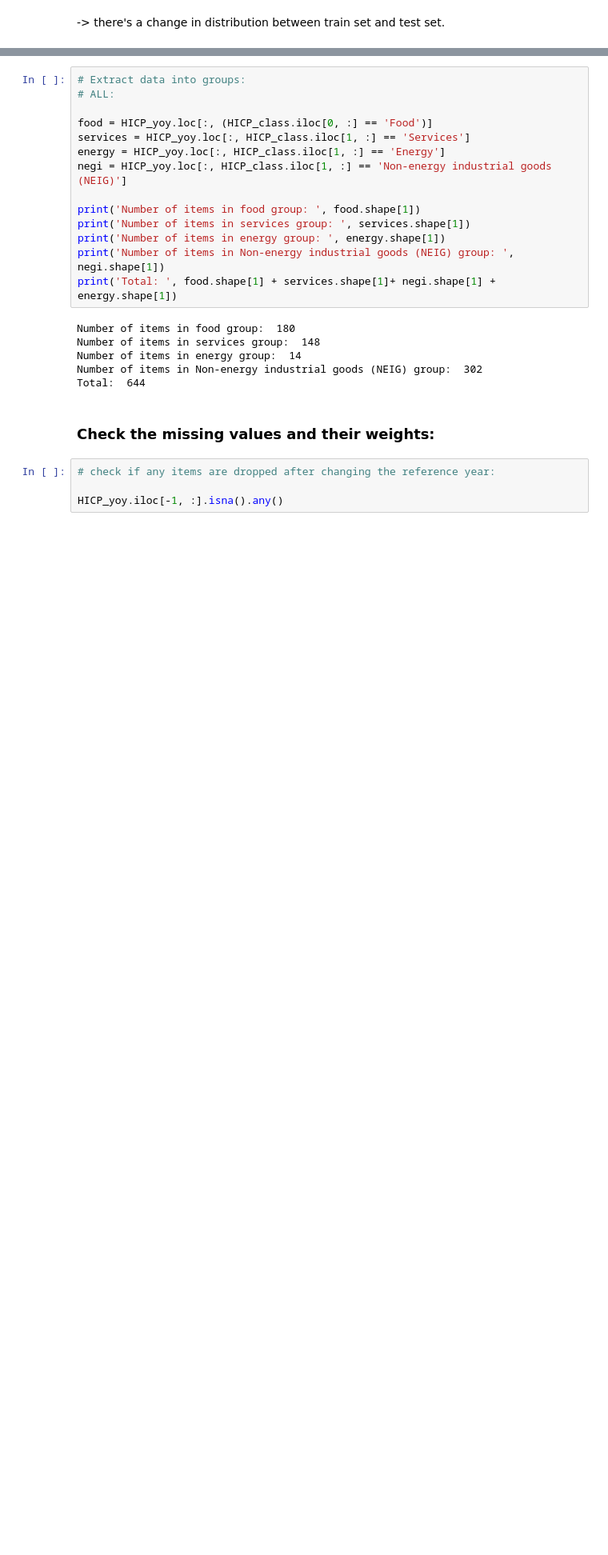
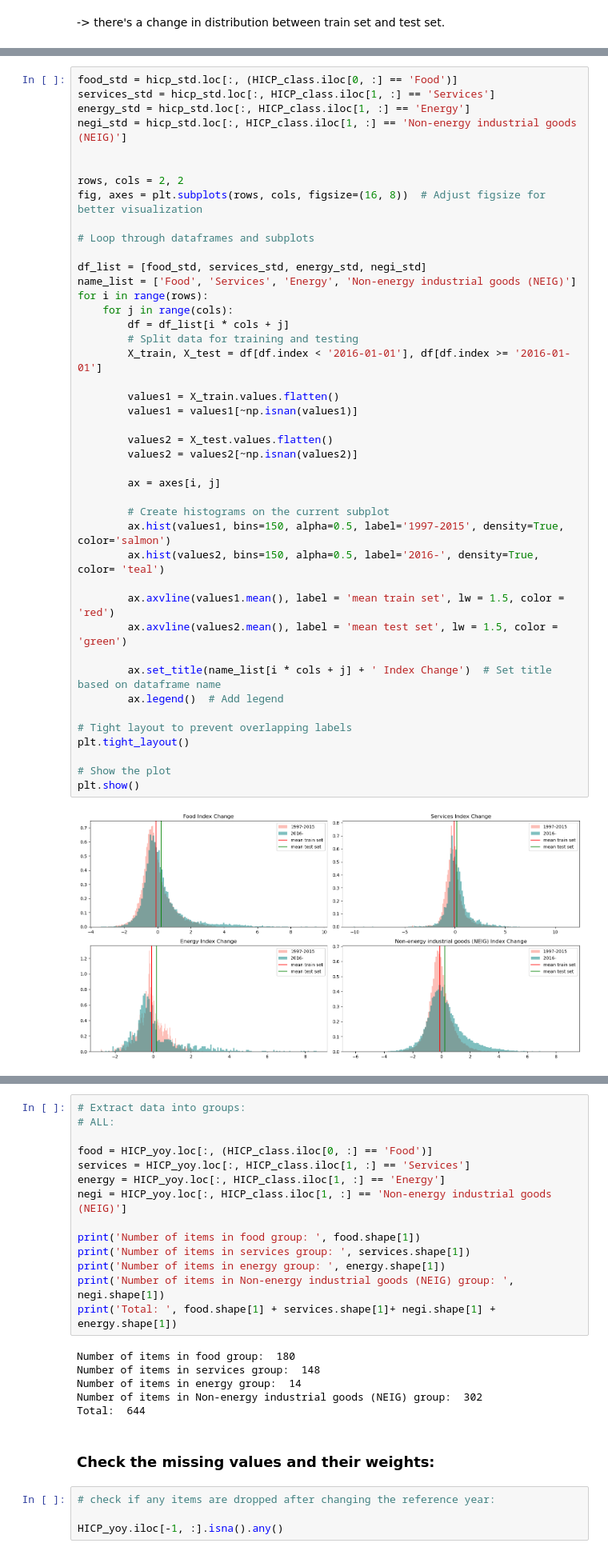
Before and after one commit to lamlam98765/thesis_code, a Jupyter notebook: main/2_Preprocess_HICP_all.ipynb, the cells around one changed output, grey strips where cells are left out. Shown at 80% size. Drawn from its saved outputs; the diff is of its cells as text; blank space fills up the shorter version.

```diff
--- a/main/2_Preprocess_HICP_all.ipynb
+++ b/main/2_Preprocess_HICP_all.ipynb
@@ -229,3 +221,48 @@ Number of columns without missing values: 491
+# %%
+food_std = hicp_std.loc[:, (HICP_class.iloc[0, :] == 'Food')]
+services_std = hicp_std.loc[:, HICP_class.iloc[1, :] == 'Services']
+energy_std = hicp_std.loc[:, HICP_class.iloc[1, :] == 'Energy']
+negi_std = hicp_std.loc[:, HICP_class.iloc[1, :] == 'Non-energy industrial goods (NEIG)']
+
+
+rows, cols = 2, 2
+fig, axes = plt.subplots(rows, cols, figsize=(16, 8))  # Adjust figsize for better visualization
+
+# Loop through dataframes and subplots
+
+df_list = [food_std, services_std, energy_std, negi_std]
+name_list = ['Food', 'Services', 'Energy', 'Non-energy industrial goods (NEIG)']
+for i in range(rows):
+    for j in range(cols):
+        df = df_list[i * cols + j]
+        # Split data for training and testing
+        X_train, X_test = df[df.index < '2016-01-01'], df[df.index >= '2016-01-01']
+
+        values1 = X_train.values.flatten()
+        values1 = values1[~np.isnan(values1)]
+
+        values2 = X_test.values.flatten()
+        values2 = values2[~np.isnan(values2)]
+
+        ax = axes[i, j]
+
+        # Create histograms on the current subplot
+        ax.hist(values1, bins=150, alpha=0.5, label='1997-2015', density=True, color='salmon')
+        ax.hist(values2, bins=150, alpha=0.5, label='2016-', density=True, color= 'teal')
+
+        ax.axvline(values1.mean(), label = 'mean train set', lw = 1.5, color = 'red')
+        ax.axvline(values2.mean(), label = 'mean test set', lw = 1.5, color = 'green')
+
+        ax.set_title(name_list[i * cols + j] + ' Index Change')  # Set title based on dataframe name
+        ax.legend()  # Add legend
+
+# Tight layout to prevent overlapping labels
+plt.tight_layout()
+
+# Show the plot
+plt.show()
+# %% [output]
+[figure, added]
 # %%
 # Extract data into groups:
 # Without missing values:
```
Also changed, not shown: parts of 5 cells of this notebook, 9 other files.
